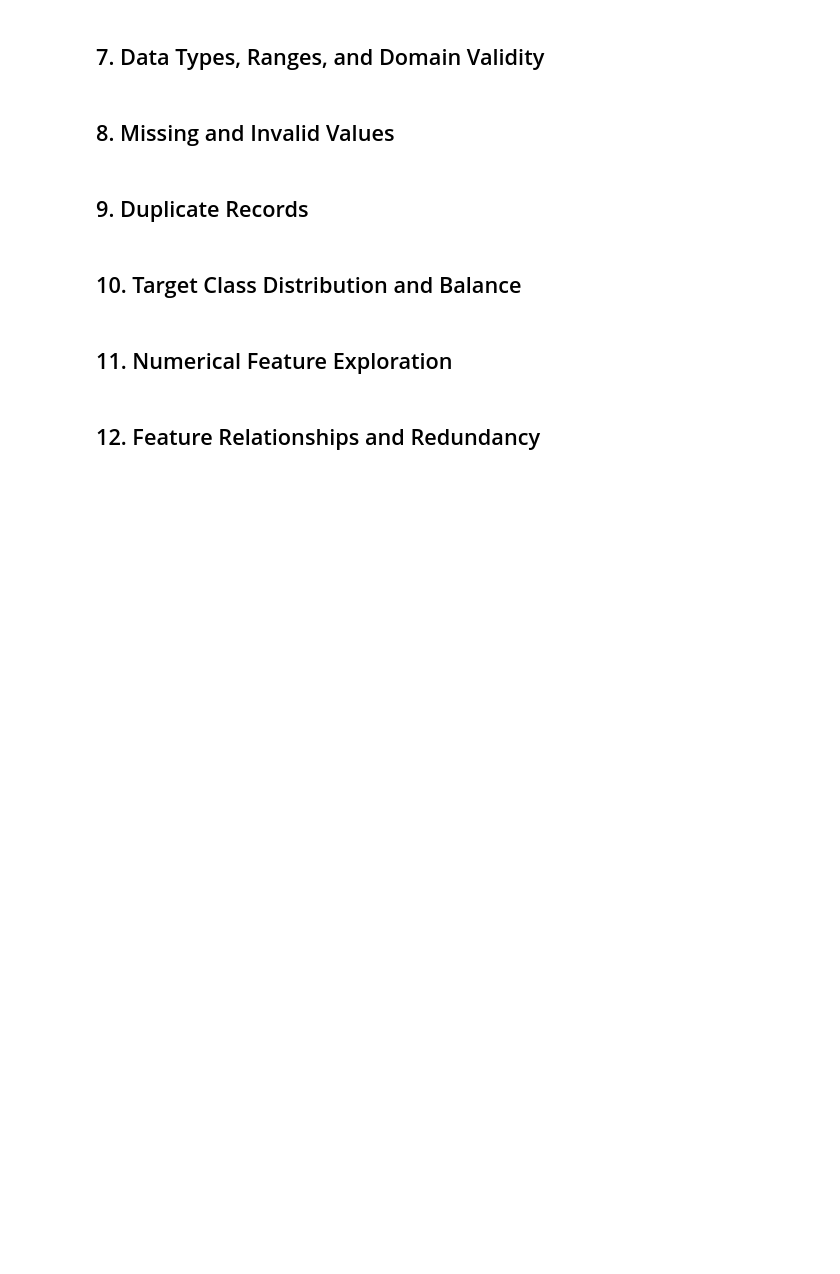
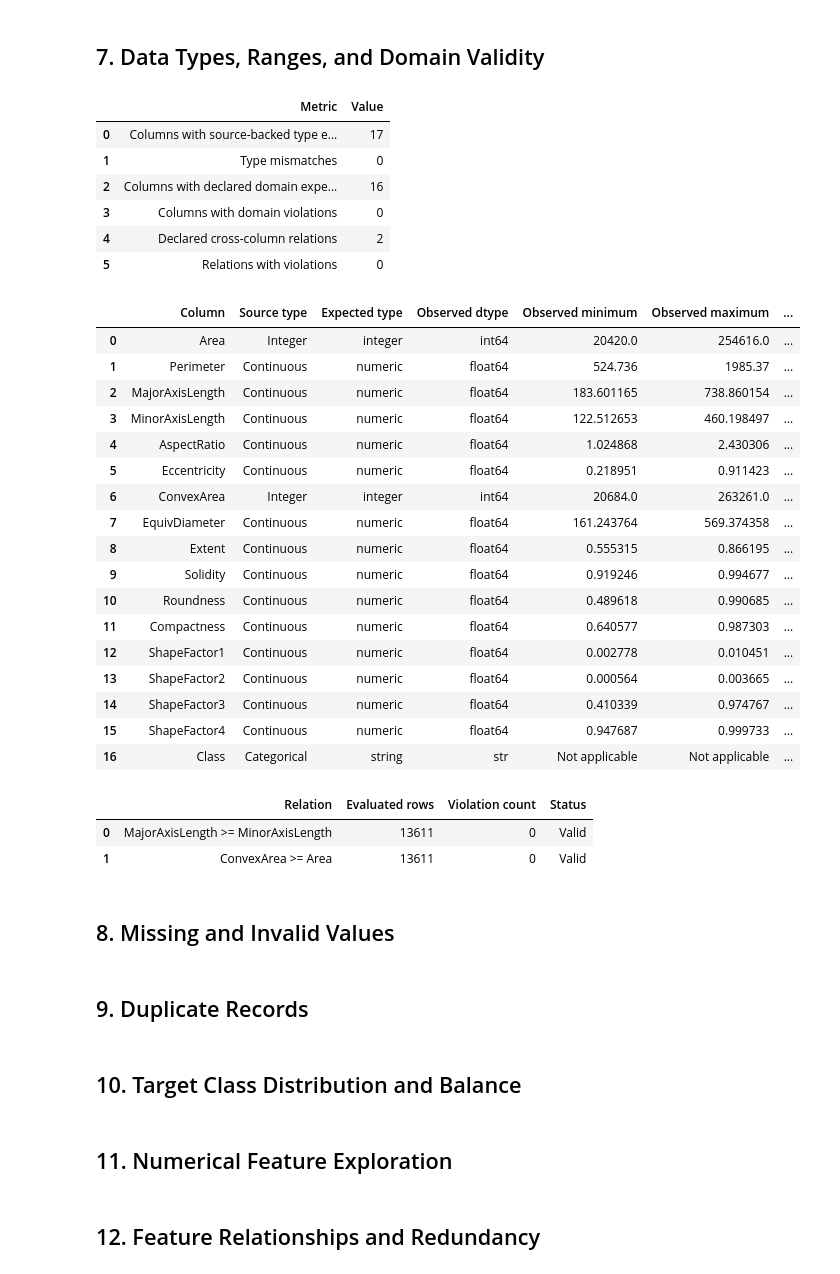
Before and after one commit to FabioAguiar/dataset-study-dry-bean, a Jupyter notebook: notebooks/01_data_understanding_and_exploration.ipynb, the cells around one changed output. Drawn from its saved outputs; the diff is of its cells as text; code cells hidden in the pictures; blank space fills up the shorter version.

Commit message:
feat(data): add source-backed type and domain validation

```diff
--- a/notebooks/01_data_understanding_and_exploration.ipynb
+++ b/notebooks/01_data_understanding_and_exploration.ipynb
@@ -187,5 +212,77 @@ feature_dictionary.column_frame()
 # %% [markdown]
 ## 7. Data Types, Ranges, and Domain Validity
+# %%
+from scripts.validate_domains import analyze_types_ranges_and_domains
+
+
+# Dataset-specific physical and mathematical constraints remain visible.
+DOMAIN_RULES = {
+    "positive": (
+        "Area",
+        "Perimeter",
+        "MajorAxisLength",
+        "MinorAxisLength",
+        "ConvexArea",
+        "EquivDiameter",
+        "ShapeFactor1",
+        "ShapeFactor2",
+        "ShapeFactor3",
+        "ShapeFactor4",
+    ),
+    "unit_interval": (
+        "Eccentricity",
+        "Extent",
+        "Solidity",
+        "Roundness",
+        "Compactness",
+    ),
+    "minimums": {
+        "AspectRatio": 1.0,
+    },
+    "relations": (
+        ("MajorAxisLength", ">=", "MinorAxisLength"),
+        ("ConvexArea", ">=", "Area"),
+    ),
+}
+
+domain_report = analyze_types_ranges_and_domains(
+    df,
+    source_variables_file=acquisition.require_one_file("variables.csv"),
+    domain_rules=DOMAIN_RULES,
+)
+
+display(domain_report.summary_frame())
+display(domain_report.column_frame())
+domain_report.relation_frame()
+# %% [output]
+|  | Metric | Value |
+| 0 | Columns with source-backed type e... | 17 |
+| 1 | Type mismatches | 0 |
+| 2 | Columns with declared domain expe... | 16 |
+| 3 | Columns with domain violations | 0 |
+| 4 | Declared cross-column relations | 2 |
+| 5 | Relations with violations | 0 |
+|  | Column | Source type | Expected type | Observed dtype | Observed minimum | Observed maximum | ... |
+| 0 | Area | Integer | integer | int64 | 20420.0 | 254616.0 | ... |
+| 1 | Perimeter | Continuous | numeric | float64 | 524.736 | 1985.37 | ... |
+| 2 | MajorAxisLength | Continuous | numeric | float64 | 183.601165 | 738.860154 | ... |
+| 3 | MinorAxisLength | Continuous | numeric | float64 | 122.512653 | 460.198497 | ... |
+| 4 | AspectRatio | Continuous | numeric | float64 | 1.024868 | 2.430306 | ... |
+| 5 | Eccentricity | Continuous | numeric | float64 | 0.218951 | 0.911423 | ... |
+| 6 | ConvexArea | Integer | integer | int64 | 20684.0 | 263261.0 | ... |
+| 7 | EquivDiameter | Continuous | numeric | float64 | 161.243764 | 569.374358 | ... |
+| 8 | Extent | Continuous | numeric | float64 | 0.555315 | 0.866195 | ... |
+| 9 | Solidity | Continuous | numeric | float64 | 0.919246 | 0.994677 | ... |
+| 10 | Roundness | Continuous | numeric | float64 | 0.489618 | 0.990685 | ... |
+| 11 | Compactness | Continuous | numeric | float64 | 0.640577 | 0.987303 | ... |
+| 12 | ShapeFactor1 | Continuous | numeric | float64 | 0.002778 | 0.010451 | ... |
+| 13 | ShapeFactor2 | Continuous | numeric | float64 | 0.000564 | 0.003665 | ... |
+| 14 | ShapeFactor3 | Continuous | numeric | float64 | 0.410339 | 0.974767 | ... |
+| 15 | ShapeFactor4 | Continuous | numeric | float64 | 0.947687 | 0.999733 | ... |
+| 16 | Class | Categorical | string | str | Not applicable | Not applicable | ... |
+|  | Relation | Evaluated rows | Violation count | Status |
+| 0 | MajorAxisLength >= MinorAxisLength | 13611 | 0 | Valid |
+| 1 | ConvexArea >= Area | 13611 | 0 | Valid |
 # %% [markdown]
 ## 8. Missing and Invalid Values
 # %% [markdown]
```
Also changed, not shown: parts of 1 cell of this notebook, 2 other files.
